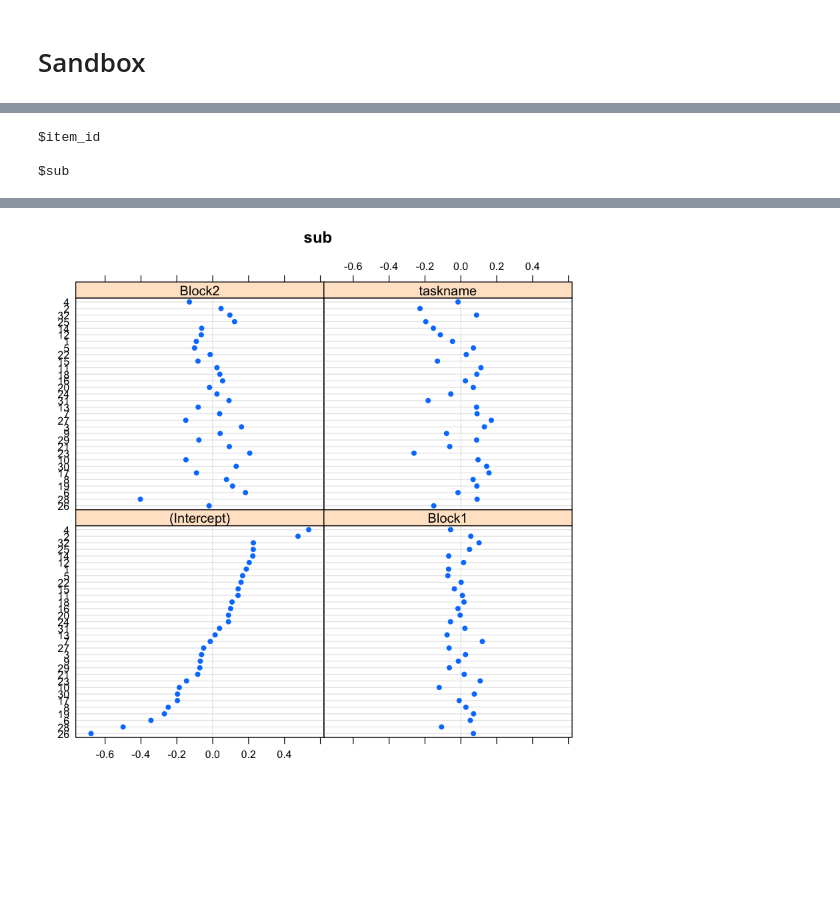
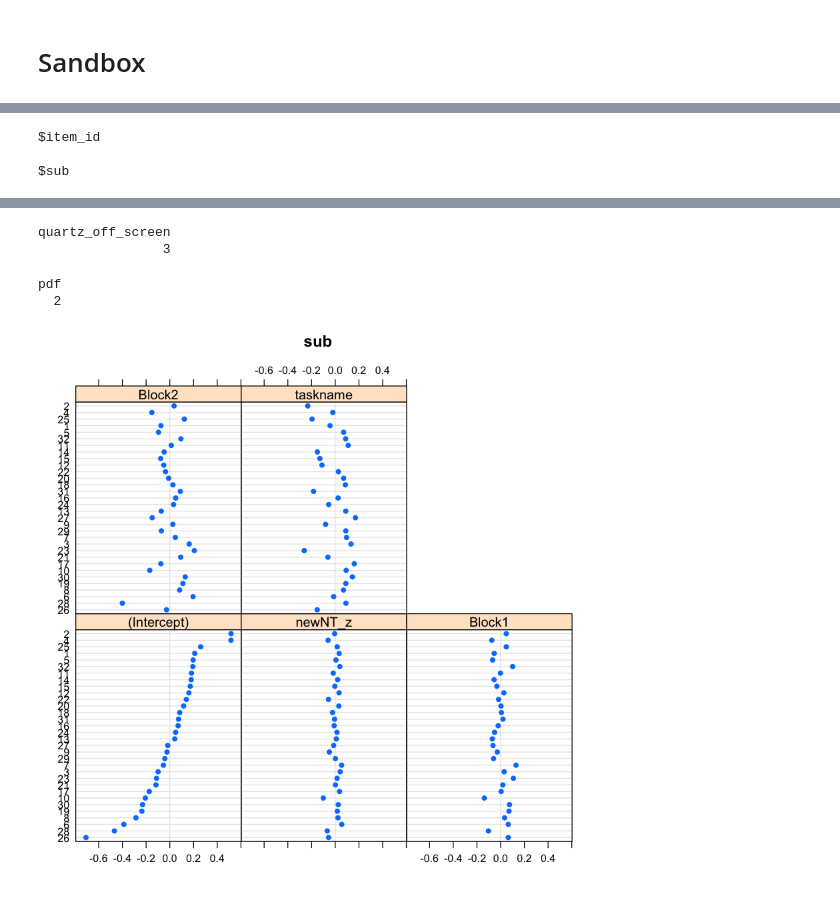
Before and after one commit to oliver-contier/ri_hmax, a Jupyter notebook: lme4_analysis.ipynb, the cells around one changed output, grey strips where cells are left out. Saved outputs shown, nothing was run; the diff lists cells and outputs as text; code cells hidden in the pictures; blank space fills up the shorter version.

```diff
--- a/lme4_analysis.ipynb
+++ b/lme4_analysis.ipynb
@@ -392,3 +254,7 @@ library(multcomp)
 # %%
+# I would rather do these types of grouped scatter plots in seaborn
+
 # plot effect of NT across Blocks (I could also do this with seaborn ...)
-lattice::xyplot(RT ~ conNT_z | Block, groups=Block, data=df, type=c('p','r'), auto.key=F)
+#lattice::xyplot(RT ~ conNT_z | Block, groups=Block, data=df, type=c('p','r'), auto.key=F)
+# plot effect of NT across tasks
+#lattice::xyplot(RT ~ conNT_z | task, groups=Block, data=df, type=c('p','r'), auto.key=F)
@@ -397,3 +260,0 @@ lattice::xyplot(RT ~ conNT_z | Block, groups=Block, data=df, type=c('p','r'), au
-# %%
-# plot effect of NT across tasks
-lattice::xyplot(RT ~ conNT_z | task, groups=Block, data=df, type=c('p','r'), auto.key=F)
@@ -402,12 +261,19 @@ lattice::xyplot(RT ~ conNT_z | task, groups=Block, data=df, type=c('p','r'), aut
 # %%
 # plot variability of slopes across subjects and item_ids
 
-lattice::dotplot(ranef(rt_bothNT4))#, condVar=TRUE))
+rfx_var <- lattice::dotplot(ranef(rt_bothNT9))
+rfx_var
+dev.copy(png,'./plots/rfx_var.png')
+dev.off()
 # %% [output]
 $item_id
 
 $sub
 [figure]
+quartz_off_screen
+                3
+pdf
+  2
-[figure, old version]
+[figure, new version]
 # %%
 # Plot estimates of FFX with CIs
```
Also changed, not shown: parts of 77 cells of this notebook, 3 other files.
